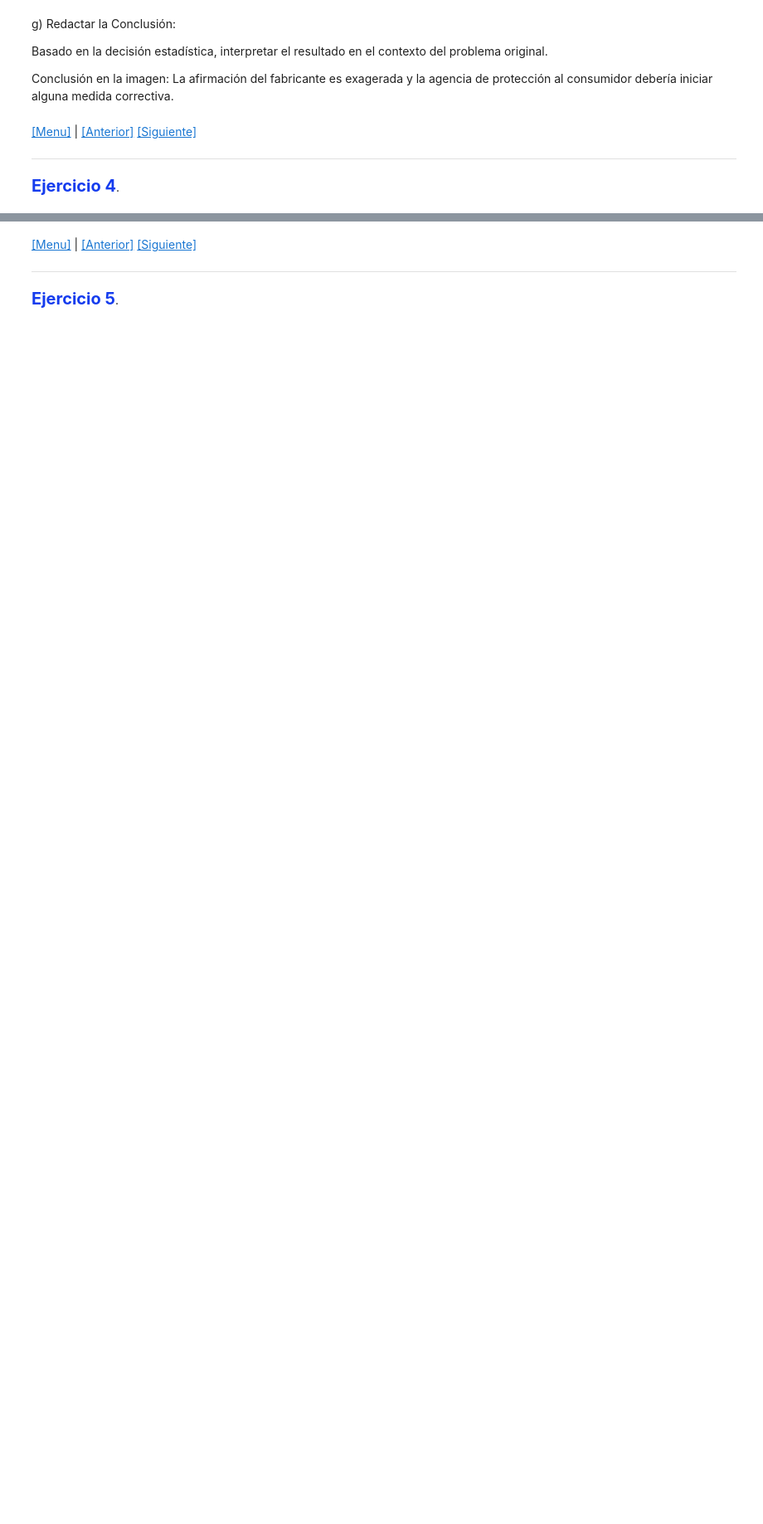
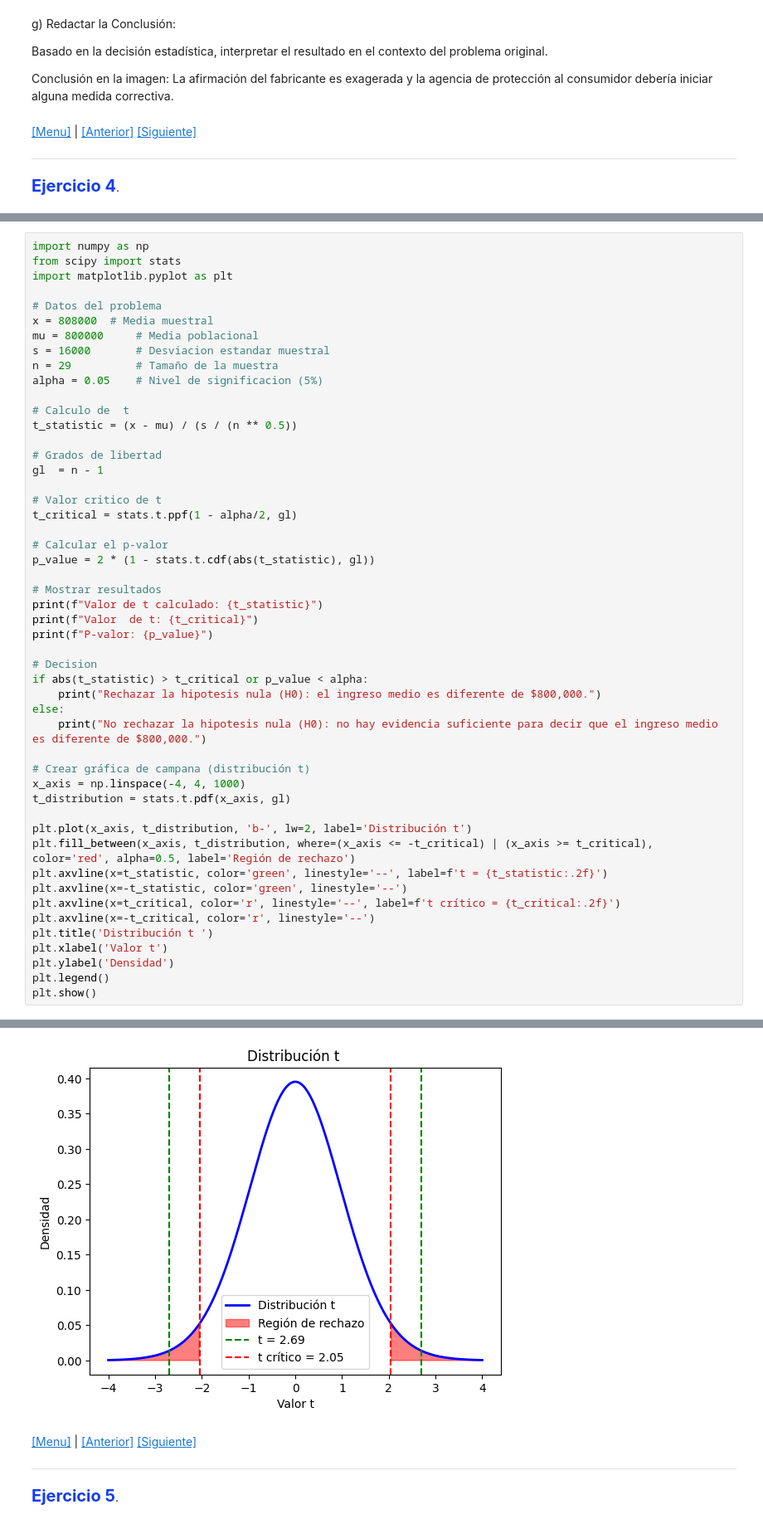
Before and after one commit to FerGonzaga/EjerciciosT4, a Jupyter notebook: t-student.ipynb, the cells around one changed output, grey strips where cells are left out. Shown at 83% size. Drawn from its saved outputs; the diff is of its cells as text; blank space fills up the shorter version.

```diff
--- a/t-student.ipynb
+++ b/t-student.ipynb
@@ -425,0 +422,51 @@ Aquí el código
+# %%
+import numpy as np
+from scipy import stats
+import matplotlib.pyplot as plt
+
+# Datos del problema
+x = 808000  # Media muestral
+mu = 800000     # Media poblacional
+s = 16000       # Desviacion estandar muestral
+n = 29          # Tamaño de la muestra
+alpha = 0.05    # Nivel de significacion (5%)
+
+# Calculo de  t
+t_statistic = (x - mu) / (s / (n ** 0.5))
+
+# Grados de libertad
+gl  = n - 1
+
+# Valor critico de t
+t_critical = stats.t.ppf(1 - alpha/2, gl)
+
+# Calcular el p-valor
+p_value = 2 * (1 - stats.t.cdf(abs(t_statistic), gl))
+
+# Mostrar resultados
+print(f"Valor de t calculado: {t_statistic}")
+print(f"Valor  de t: {t_critical}")
+print(f"P-valor: {p_value}")
+
+# Decision
+if abs(t_statistic) > t_critical or p_value < alpha:
+    print("Rechazar la hipotesis nula (H0): el ingreso medio es diferente de $800,000.")
+else:
+    print("No rechazar la hipotesis nula (H0): no hay evidencia suficiente para decir que el ingreso medio es diferente de $800,000.")
+
+# Crear gráfica de campana (distribución t)
+x_axis = np.linspace(-4, 4, 1000)
+t_distribution = stats.t.pdf(x_axis, gl)
+
+plt.plot(x_axis, t_distribution, 'b-', lw=2, label='Distribución t')
+plt.fill_between(x_axis, t_distribution, where=(x_axis <= -t_critical) | (x_axis >= t_critical), color='red', alpha=0.5, label='Región de rechazo')
+plt.axvline(x=t_statistic, color='green', linestyle='--', label=f't = {t_statistic:.2f}')
+plt.axvline(x=-t_statistic, color='green', linestyle='--')
+plt.axvline(x=t_critical, color='r', linestyle='--', label=f't crítico = {t_critical:.2f}')
+plt.axvline(x=-t_critical, color='r', linestyle='--')
+plt.title('Distribución t ')
+plt.xlabel('Valor t')
+plt.ylabel('Densidad')
+plt.legend()
+plt.show()
+# %% [output]
@@ -426,3 +477,4 @@ Aquí el código
+[figure, added]
 # %% [markdown]
 <div id=ex_5></div>
 
```
Also changed, not shown: parts of 14 cells of this notebook.
